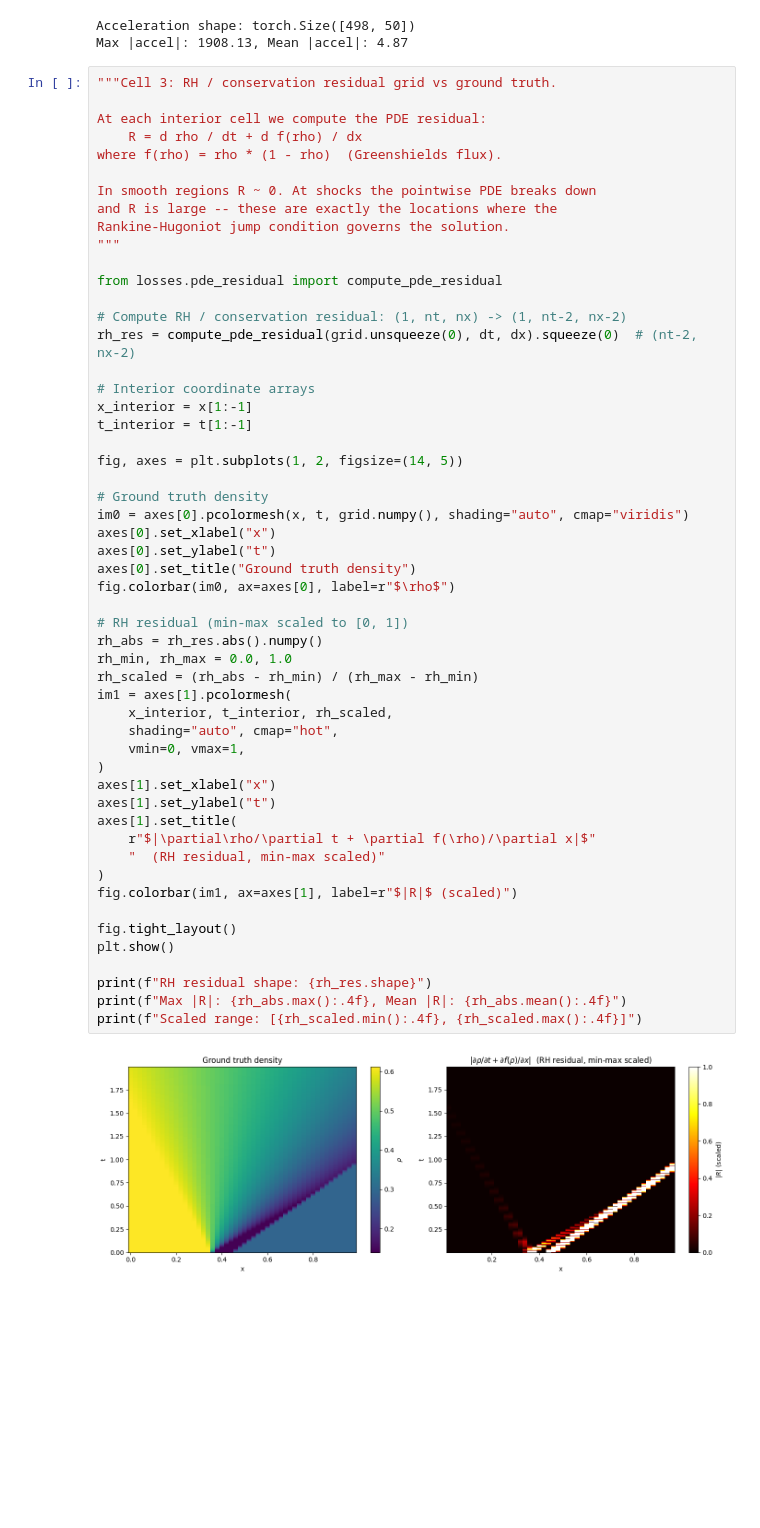
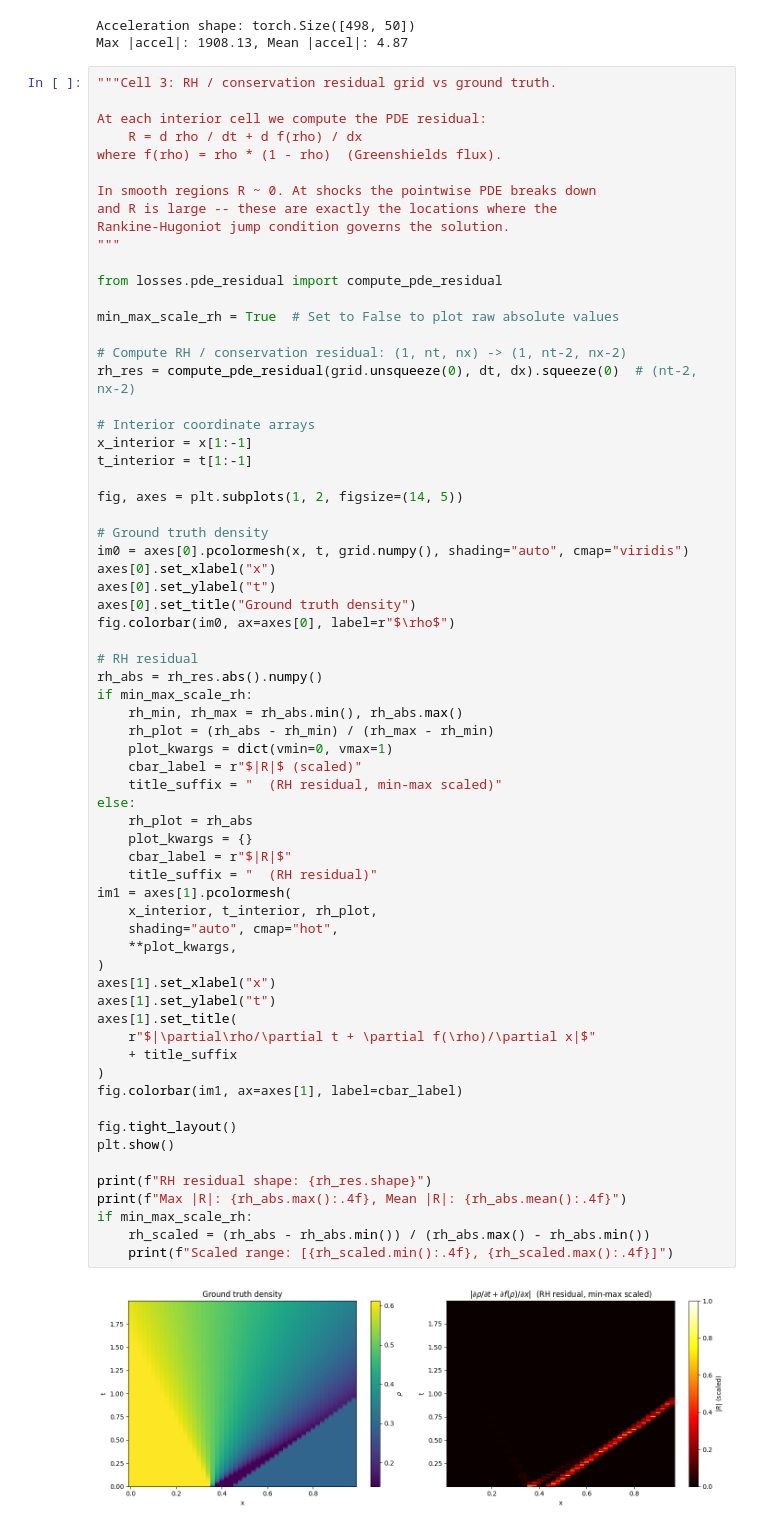
Before and after one commit to mchami02/saint-venant, a Jupyter notebook: wavefront_learning/losses/visualize_losses.ipynb, the cells around one changed output. Drawn from its saved outputs; the diff is of its cells as text; blank space fills up the shorter version.

```diff
--- a/wavefront_learning/losses/visualize_losses.ipynb
+++ b/wavefront_learning/losses/visualize_losses.ipynb
@@ -94,47 +94,60 @@ Rankine-Hugoniot jump condition governs the solution.
 """
 
 from losses.pde_residual import compute_pde_residual
+
+min_max_scale_rh = True  # Set to False to plot raw absolute values
 
 # Compute RH / conservation residual: (1, nt, nx) -> (1, nt-2, nx-2)
 rh_res = compute_pde_residual(grid.unsqueeze(0), dt, dx).squeeze(0)  # (nt-2, nx-2)
 
 # Interior coordinate arrays
 x_interior = x[1:-1]
 t_interior = t[1:-1]
 
 fig, axes = plt.subplots(1, 2, figsize=(14, 5))
 
 # Ground truth density
 im0 = axes[0].pcolormesh(x, t, grid.numpy(), shading="auto", cmap="viridis")
 axes[0].set_xlabel("x")
 axes[0].set_ylabel("t")
 axes[0].set_title("Ground truth density")
 fig.colorbar(im0, ax=axes[0], label=r"$\rho$")
 
-# RH residual (min-max scaled to [0, 1])
+# RH residual
 rh_abs = rh_res.abs().numpy()
-rh_min, rh_max = 0.0, 1.0
-rh_scaled = (rh_abs - rh_min) / (rh_max - rh_min)
+if min_max_scale_rh:
+    rh_min, rh_max = rh_abs.min(), rh_abs.max()
+    rh_plot = (rh_abs - rh_min) / (rh_max - rh_min)
+    plot_kwargs = dict(vmin=0, vmax=1)
+    cbar_label = r"$|R|$ (scaled)"
+    title_suffix = "  (RH residual, min-max scaled)"
+else:
+    rh_plot = rh_abs
+    plot_kwargs = {}
+    cbar_label = r"$|R|$"
+    title_suffix = "  (RH residual)"
 im1 = axes[1].pcolormesh(
-    x_interior, t_interior, rh_scaled,
+    x_interior, t_interior, rh_plot,
     shading="auto", cmap="hot",
-    vmin=0, vmax=1,
+    **plot_kwargs,
 )
 axes[1].set_xlabel("x")
 axes[1].set_ylabel("t")
 axes[1].set_title(
     r"$|\partial\rho/\partial t + \partial f(\rho)/\partial x|$"
-    "  (RH residual, min-max scaled)"
+    + title_suffix
 )
-fig.colorbar(im1, ax=axes[1], label=r"$|R|$ (scaled)")
+fig.colorbar(im1, ax=axes[1], label=cbar_label)
 
 fig.tight_layout()
 plt.show()
 
 print(f"RH residual shape: {rh_res.shape}")
 print(f"Max |R|: {rh_abs.max():.4f}, Mean |R|: {rh_abs.mean():.4f}")
-print(f"Scaled range: [{rh_scaled.min():.4f}, {rh_scaled.max():.4f}]")
+if min_max_scale_rh:
+    rh_scaled = (rh_abs - rh_abs.min()) / (rh_abs.max() - rh_abs.min())
+    print(f"Scaled range: [{rh_scaled.min():.4f}, {rh_scaled.max():.4f}]")
 # %% [output]
-[figure, old version]
+[figure, new version]
 RH residual shape: torch.Size([498, 48])
 Max |R|: 5.7765, Mean |R|: 0.0413
```
Also changed, not shown: parts of 3 cells of this notebook, 4 other files.
